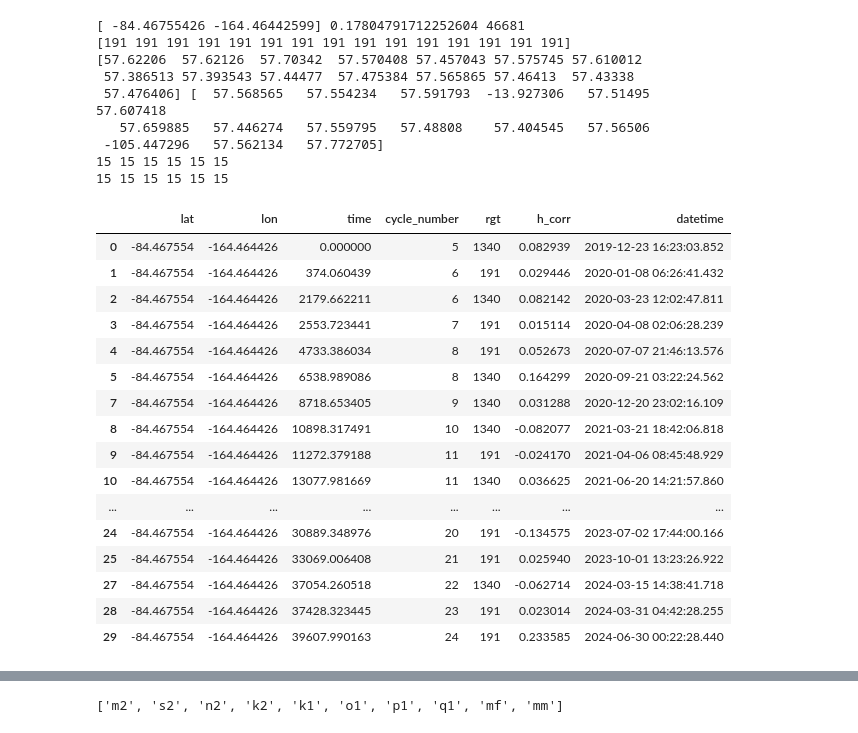
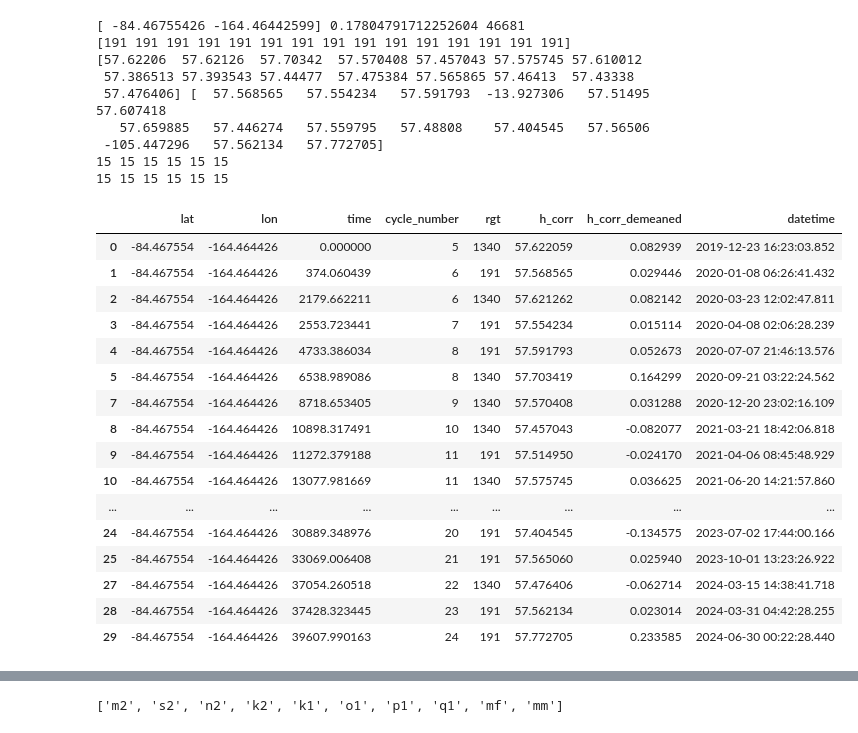
Before and after one commit to zsk4/harmonic-analysis, a Jupyter notebook: notebooks/ha.ipynb, the cells around one changed output, grey strips where cells are left out. Saved outputs shown, nothing was run; the diff lists cells and outputs as text; code cells hidden in the pictures.

```diff
--- a/notebooks/ha.ipynb
+++ b/notebooks/ha.ipynb
@@ -322,48 +323,49 @@ df2 = pd.DataFrame(
         "time": mskd_t,
         "cycle_number": mskd_cycle,
         "rgt": mskd_rgt,
         "h_corr": mskd_h,
     }
 )
 df = pd.concat([df1, df2], ignore_index=True)
 df = df.sort_values(by=["time"]).reset_index(drop=True)
 
 df = [df[(df["h_corr"] < 80) & (df["h_corr"] > 30)]]
 df = df[0]
 
 # Remove mean from h_corr
-df["h_corr"] -= df["h_corr"].mean()
+
+df["h_corr_demeaned"] = df["h_corr"] - df["h_corr"].mean()
 
 # Convert time to hours since first time
 df["datetime"] = df["time"]
 df["time"] = (
     pd.to_datetime(df["time"]) - pd.to_datetime(df["time"].iloc[0])
 ).dt.total_seconds() / SEC_IN_HR
 df
 # %% [output]
 [ -84.46755426 -164.46442599] 0.17804791712252604 46681
 [191 191 191 191 191 191 191 191 191 191 191 191 191 191 191]
 [57.62206  57.62126  57.70342  57.570408 57.457043 57.575745 57.610012
  57.386513 57.393543 57.44477  57.475384 57.565865 57.46413  57.43338
  57.476406] [  57.568565   57.554234   57.591793  -13.927306   57.51495    57.607418
    57.659885   57.446274   57.559795   57.48808    57.404545   57.56506
  -105.447296   57.562134   57.772705]
 15 15 15 15 15 15
 15 15 15 15 15 15
-|  | lat | lon | time | cycle_number | rgt | h_corr | datetime |
-| 0 | -84.467554 | -164.464426 | 0.000000 | 5 | 1340 | 0.082939 | 2019-12-23 16:23:03.852 |
-| 1 | -84.467554 | -164.464426 | 374.060439 | 6 | 191 | 0.029446 | 2020-01-08 06:26:41.432 |
-| 2 | -84.467554 | -164.464426 | 2179.662211 | 6 | 1340 | 0.082142 | 2020-03-23 12:02:47.811 |
-| 3 | -84.467554 | -164.464426 | 2553.723441 | 7 | 191 | 0.015114 | 2020-04-08 02:06:28.239 |
-| 4 | -84.467554 | -164.464426 | 4733.386034 | 8 | 191 | 0.052673 | 2020-07-07 21:46:13.576 |
-| 5 | -84.467554 | -164.464426 | 6538.989086 | 8 | 1340 | 0.164299 | 2020-09-21 03:22:24.562 |
-| 7 | -84.467554 | -164.464426 | 8718.653405 | 9 | 1340 | 0.031288 | 2020-12-20 23:02:16.109 |
-| 8 | -84.467554 | -164.464426 | 10898.317491 | 10 | 1340 | -0.082077 | 2021-03-21 18:42:06.818 |
-| 9 | -84.467554 | -164.464426 | 11272.379188 | 11 | 191 | -0.024170 | 2021-04-06 08:45:48.929 |
-| 10 | -84.467554 | -164.464426 | 13077.981669 | 11 | 1340 | 0.036625 | 2021-06-20 14:21:57.860 |
-| ... | ... | ... | ... | ... | ... | ... | ... |
-| 24 | -84.467554 | -164.464426 | 30889.348976 | 20 | 191 | -0.134575 | 2023-07-02 17:44:00.166 |
-| 25 | -84.467554 | -164.464426 | 33069.006408 | 21 | 191 | 0.025940 | 2023-10-01 13:23:26.922 |
-| 27 | -84.467554 | -164.464426 | 37054.260518 | 22 | 1340 | -0.062714 | 2024-03-15 14:38:41.718 |
-| 28 | -84.467554 | -164.464426 | 37428.323445 | 23 | 191 | 0.023014 | 2024-03-31 04:42:28.255 |
-| 29 | -84.467554 | -164.464426 | 39607.990163 | 24 | 191 | 0.233585 | 2024-06-30 00:22:28.440 |
+|  | lat | lon | time | cycle_number | rgt | h_corr | h_corr_demeaned | datetime |
+| 0 | -84.467554 | -164.464426 | 0.000000 | 5 | 1340 | 57.622059 | 0.082939 | 2019-12-23 16:23:03.852 |
+| 1 | -84.467554 | -164.464426 | 374.060439 | 6 | 191 | 57.568565 | 0.029446 | 2020-01-08 06:26:41.432 |
+| 2 | -84.467554 | -164.464426 | 2179.662211 | 6 | 1340 | 57.621262 | 0.082142 | 2020-03-23 12:02:47.811 |
+| 3 | -84.467554 | -164.464426 | 2553.723441 | 7 | 191 | 57.554234 | 0.015114 | 2020-04-08 02:06:28.239 |
+| 4 | -84.467554 | -164.464426 | 4733.386034 | 8 | 191 | 57.591793 | 0.052673 | 2020-07-07 21:46:13.576 |
+| 5 | -84.467554 | -164.464426 | 6538.989086 | 8 | 1340 | 57.703419 | 0.164299 | 2020-09-21 03:22:24.562 |
+| 7 | -84.467554 | -164.464426 | 8718.653405 | 9 | 1340 | 57.570408 | 0.031288 | 2020-12-20 23:02:16.109 |
+| 8 | -84.467554 | -164.464426 | 10898.317491 | 10 | 1340 | 57.457043 | -0.082077 | 2021-03-21 18:42:06.818 |
+| 9 | -84.467554 | -164.464426 | 11272.379188 | 11 | 191 | 57.514950 | -0.024170 | 2021-04-06 08:45:48.929 |
+| 10 | -84.467554 | -164.464426 | 13077.981669 | 11 | 1340 | 57.575745 | 0.036625 | 2021-06-20 14:21:57.860 |
+| ... | ... | ... | ... | ... | ... | ... | ... | ... |
+| 24 | -84.467554 | -164.464426 | 30889.348976 | 20 | 191 | 57.404545 | -0.134575 | 2023-07-02 17:44:00.166 |
+| 25 | -84.467554 | -164.464426 | 33069.006408 | 21 | 191 | 57.565060 | 0.025940 | 2023-10-01 13:23:26.922 |
+| 27 | -84.467554 | -164.464426 | 37054.260518 | 22 | 1340 | 57.476406 | -0.062714 | 2024-03-15 14:38:41.718 |
+| 28 | -84.467554 | -164.464426 | 37428.323445 | 23 | 191 | 57.562134 | 0.023014 | 2024-03-31 04:42:28.255 |
+| 29 | -84.467554 | -164.464426 | 39607.990163 | 24 | 191 | 57.772705 | 0.233585 | 2024-06-30 00:22:28.440 |
```
Also changed, not shown: parts of 14 cells of this notebook, 2 other files.
